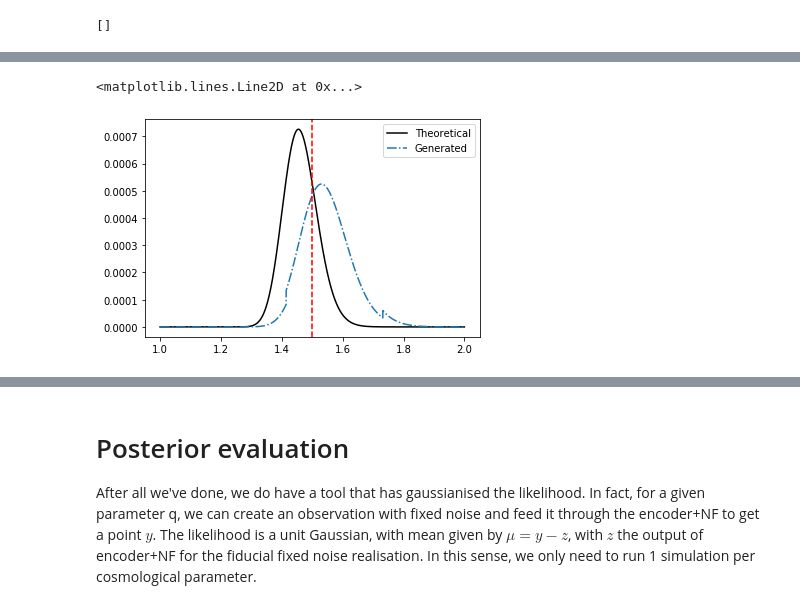
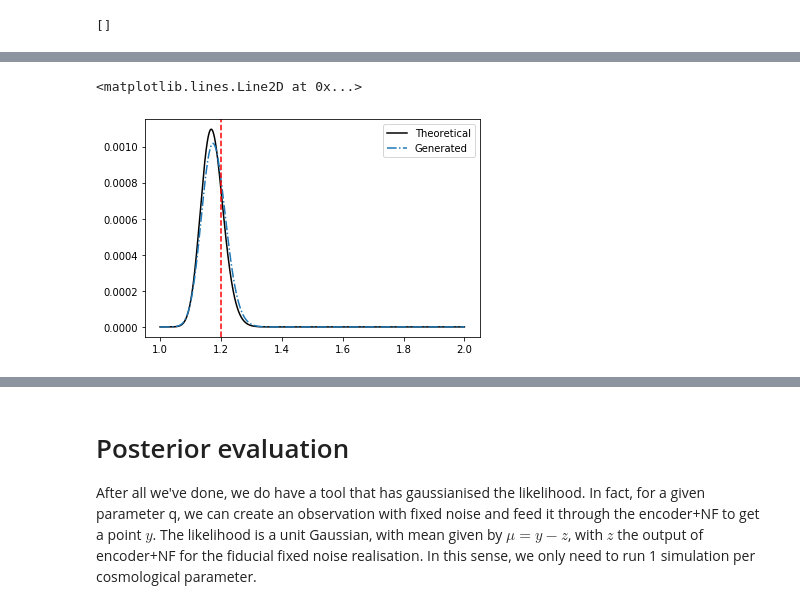
Before and after one commit to dpiras/pydelfi, a Jupyter notebook: examples/GLC_1D_with_score_compression_newds.ipynb, the cells around one changed output, grey strips where cells are left out. Drawn from its saved outputs; the diff is of its cells as text; code cells hidden in the pictures.

```diff
--- a/examples/GLC_1D_with_score_compression_newds.ipynb
+++ b/examples/GLC_1D_with_score_compression_newds.ipynb
@@ -98,9 +106,9 @@ for _ in range(1):
 # %%
 # we plot a few things to make sure everything is good
 plt.figure(figsize=(10, 15))
-for index in range(1998, 2002):
+for index in [1000, 5000]:
     plt.plot(np.arange(n_vec), d_vec_q[index], label=q_prior[index])
-    print(d_vec_q[index][40])
+    #print(d_vec_q[index][40])
 #for index in range(n):
 #    plt.plot(np.arange(n_vec), d_vec[index],)
 plt.plot(np.arange(n_vec), d_vec_q_shift[0], label='Observation')
@@ -127,10 +131,10 @@ for index in range(n):
     summaries_noise.append(compressor(d_vec[index]))  # it should be at 1.5
 summaries_noise = np.asarray(summaries_noise)
 
-#summaries_noise_kept = []
-#for index in range(n):
-#    summaries_noise_kept.append(compressor(d_vec_keep_copy[index]))  # it should be at 0.2
-#summaries_noise_kept = np.asarray(summaries_noise_kept)
+summaries_noise_kept = []
+for index in range(n):
+    summaries_noise_kept.append(compressor(d_vec_keep_copy[index]))  # it should be at 1.2
+summaries_noise_kept = np.asarray(summaries_noise_kept)
 
 summary_obs = compressor(d_vec_obs[0])  # it should be at 1.5
 summary_obs = np.reshape(summary_obs, [1, 1])
@@ -368,7 +372,7 @@ from scipy.stats import norm as normal
 likelihood_arr = np.zeros((n_sims, 2))
 for index, mu in enumerate(posterior_points_mu):
     like_value = normal.pdf(compressed_obs[0][0], loc=mu, scale=1)
-    likelihood_arr[index, :] = q_posterior[index], like_value
+    likelihood_arr[index, :] = q_prior[index], like_value
 # %%
 likelihood_arr[:, 1] = likelihood_arr[:, 1]/likelihood_arr[:, 1].sum()
 # %%
@@ -479,0 +391,11 @@ plt.xlim([0.4990, 0.501])
+# %%
+import scipy.special as sps
+theo_post = np.zeros((n_sims, 2))
+for i, q in enumerate(q_prior):
+    y = 1
+    scale = q/n_vec
+    for j in range(1, n_vec+1):
+        shape = j / q**2
+        y *= d_vec_obs[0, j-1]**(shape-1)*(np.exp(-d_vec_obs[0, j-1]/scale) / (sps.gamma(shape)*scale**shape))
+    theo_post[i] = q, y
+theo_post[:, 1] = theo_post[:, 1] / np.sum(theo_post[:, 1])
@@ -554,8 +488,8 @@ theo_post[:, 1] = theo_post[:, 1] / np.sum(theo_post[:, 1])
 # %%
 plt.plot(theo_post[:, 0],  theo_post[:, 1], c='k', label='Theoretical')
 plt.plot(likelihood_arr[:, 0], likelihood_arr[:, 1], linestyle='-.', label='Generated')
 plt.legend()
-plt.axvline(q_fid, linestyle='--', color='r')
+plt.axvline(q_fid_obs, linestyle='--', color='r')
 # %% [output]
 <matplotlib.lines.Line2D at 0x...>
-[figure, old version]
+[figure, new version]
```
Also changed, not shown: parts of 38 cells of this notebook, 2 other files.
